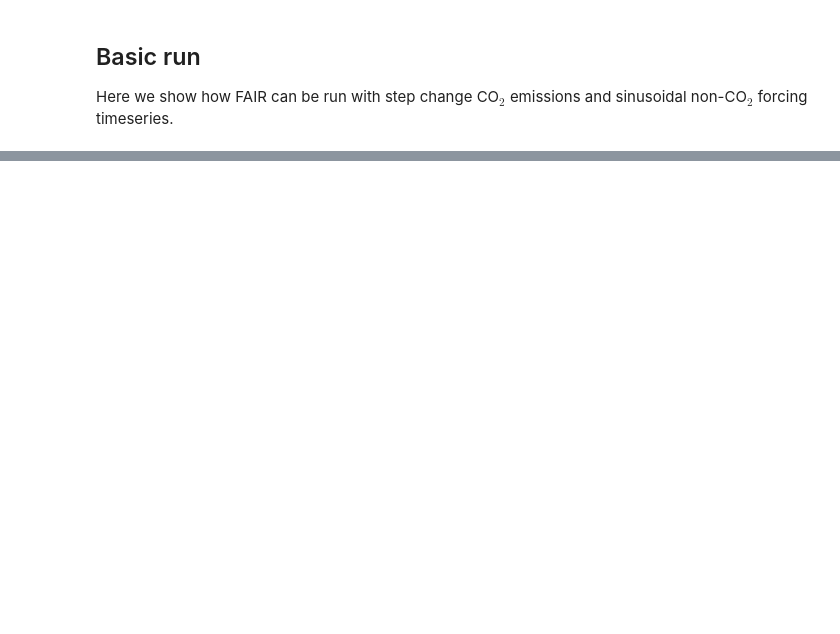
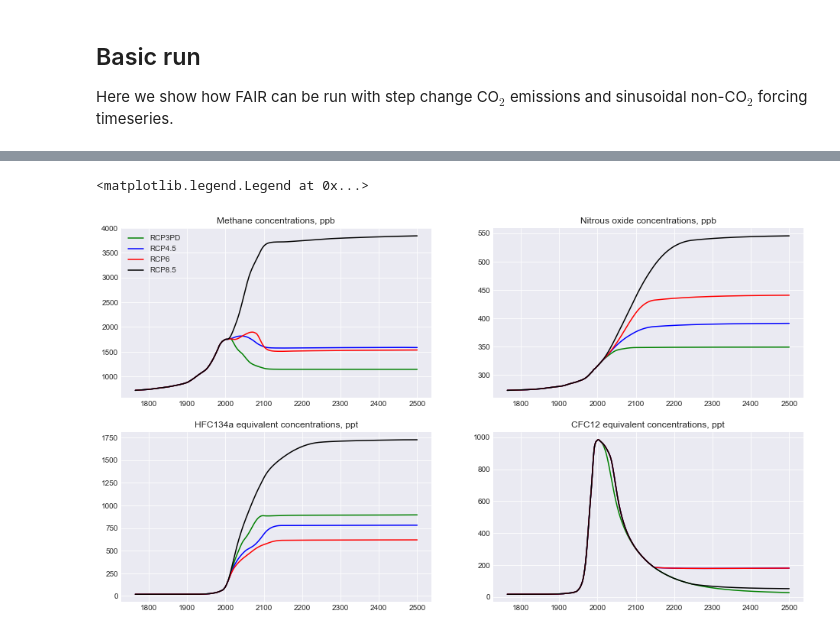
Before and after one commit to OMS-NetZero/FAIR, a Jupyter notebook: Example-Usage.ipynb, the cells around one changed output, grey strips where cells are left out. Drawn from its saved outputs; the diff is of its cells as text; code cells hidden in the pictures; blank space fills up the shorter version.

```diff
--- a/Example-Usage.ipynb
+++ b/Example-Usage.ipynb
@@ -125,0 +108,46 @@ ax4.set_ylabel('Temperature anomaly (K)');
+# %%
+fig = plt.figure()
+ax1 = fig.add_subplot(221)
+ax2 = fig.add_subplot(222)
+ax3 = fig.add_subplot(223)
+ax4 = fig.add_subplot(224)
+
+ax1.plot(rcp3pd.Emissions.year, C26[:,1], color='green', label='RCP3PD')
+ax1.plot(rcp45.Emissions.year, C45[:,1], color='blue', label='RCP4.5')
+ax1.plot(rcp6.Emissions.year, C60[:,1], color='red', label='RCP6')
+ax1.plot(rcp85.Emissions.year, C85[:,1], color='black', label='RCP8.5')
+ax1.set_title("Methane concentrations, ppb")
+
+ax2.plot(rcp3pd.Emissions.year, C26[:,2], color='green', label='RCP3PD')
+ax2.plot(rcp45.Emissions.year, C45[:,2], color='blue', label='RCP4.5')
+ax2.plot(rcp6.Emissions.year, C60[:,2], color='red', label='RCP6')
+ax2.plot(rcp85.Emissions.year, C85[:,2], color='black', label='RCP8.5')
+ax2.set_title("Nitrous oxide concentrations, ppb")
+
+# How to convert the H and F gases to single-species equivalents? Weight by radiative efficiency.
+from fair.constants import radeff
+C26_hfc134a_eq = np.sum(C26[:,3:15]*radeff.aslist[3:15],axis=1)/radeff.HFC134A   # indices 3:15 are HFCs and PFCs
+C45_hfc134a_eq = np.sum(C45[:,3:15]*radeff.aslist[3:15],axis=1)/radeff.HFC134A
+C60_hfc134a_eq = np.sum(C60[:,3:15]*radeff.aslist[3:15],axis=1)/radeff.HFC134A
+C85_hfc134a_eq = np.sum(C85[:,3:15]*radeff.aslist[3:15],axis=1)/radeff.HFC134A
+
+C26_cfc12_eq = np.sum(C26[:,15:31]*radeff.aslist[15:31],axis=1)/radeff.CFC12   # indices 15:31 are ozone depleters
+C45_cfc12_eq = np.sum(C45[:,15:31]*radeff.aslist[15:31],axis=1)/radeff.CFC12
+C60_cfc12_eq = np.sum(C60[:,15:31]*radeff.aslist[15:31],axis=1)/radeff.CFC12
+C85_cfc12_eq = np.sum(C85[:,15:31]*radeff.aslist[15:31],axis=1)/radeff.CFC12
+
+ax3.plot(rcp3pd.Emissions.year, C26_hfc134a_eq, color='green', label='RCP3PD')
+ax3.plot(rcp45.Emissions.year, C45_hfc134a_eq, color='blue', label='RCP4.5')
+ax3.plot(rcp6.Emissions.year, C60_hfc134a_eq, color='red', label='RCP6')
+ax3.plot(rcp85.Emissions.year, C85_hfc134a_eq, color='black', label='RCP8.5')
+ax3.set_title("HFC134a equivalent concentrations, ppt")
+
+ax4.plot(rcp3pd.Emissions.year, C26_cfc12_eq, color='green', label='RCP3PD')
+ax4.plot(rcp45.Emissions.year, C45_cfc12_eq, color='blue', label='RCP4.5')
+ax4.plot(rcp6.Emissions.year, C60_cfc12_eq, color='red', label='RCP6')
+ax4.plot(rcp85.Emissions.year, C85_cfc12_eq, color='black', label='RCP8.5')
+ax4.set_title("CFC12 equivalent concentrations, ppt")
+ax1.legend()
+# %% [output]
+<matplotlib.legend.Legend at 0x...>
+[figure, added]
```
Also changed, not shown: parts of 15 cells of this notebook, 20 other files.
